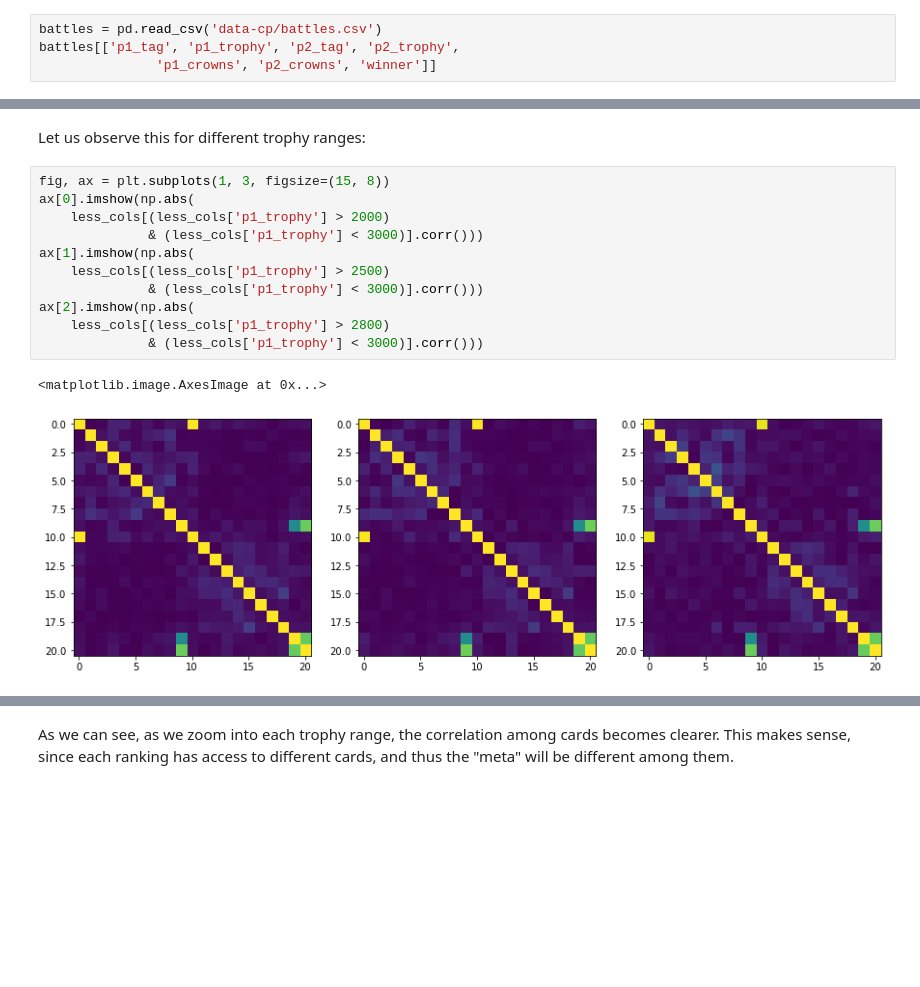
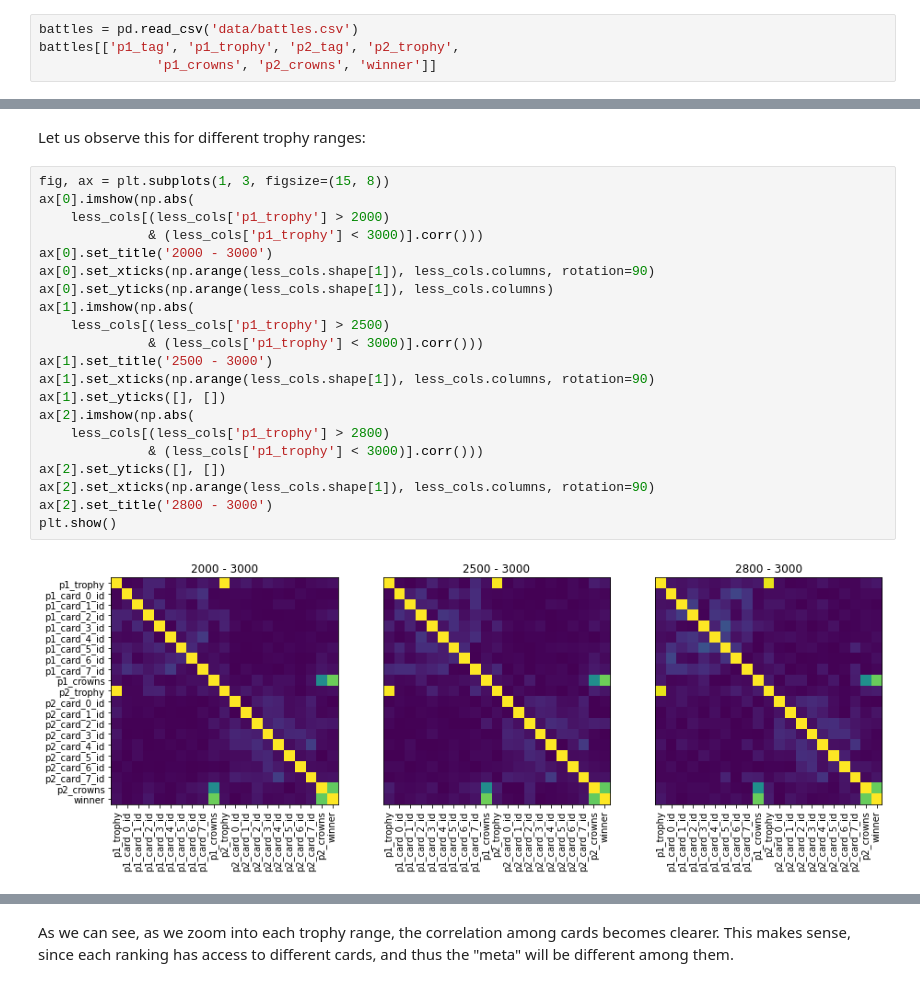
Before and after one commit to nhat-vo/clash-royale-ml, a Jupyter notebook: clashroyale.ipynb, the cells around one changed output, grey strips where cells are left out. Saved outputs shown, nothing was run; the diff lists cells and outputs as text; blank space fills up the shorter version.

```diff
--- a/clashroyale.ipynb
+++ b/clashroyale.ipynb
@@ -27,7 +27,7 @@ import os
 import json
 # import csv
 # %%
-battles = pd.read_csv('data-cp/battles.csv')
+battles = pd.read_csv('data/battles.csv')
 battles[['p1_tag', 'p1_trophy', 'p2_tag', 'p2_trophy',
                'p1_crowns', 'p2_crowns', 'winner']]
 # %% [output]
@@ -286,17 +286,26 @@ Let us observe this for different trophy ranges:
 # %%
 fig, ax = plt.subplots(1, 3, figsize=(15, 8))
 ax[0].imshow(np.abs(
     less_cols[(less_cols['p1_trophy'] > 2000)
               & (less_cols['p1_trophy'] < 3000)].corr()))
+ax[0].set_title('2000 - 3000')
+ax[0].set_xticks(np.arange(less_cols.shape[1]), less_cols.columns, rotation=90)
+ax[0].set_yticks(np.arange(less_cols.shape[1]), less_cols.columns)
 ax[1].imshow(np.abs(
     less_cols[(less_cols['p1_trophy'] > 2500)
               & (less_cols['p1_trophy'] < 3000)].corr()))
+ax[1].set_title('2500 - 3000')
+ax[1].set_xticks(np.arange(less_cols.shape[1]), less_cols.columns, rotation=90)
+ax[1].set_yticks([], [])
 ax[2].imshow(np.abs(
     less_cols[(less_cols['p1_trophy'] > 2800)
               & (less_cols['p1_trophy'] < 3000)].corr()))
+ax[2].set_yticks([], [])
+ax[2].set_xticks(np.arange(less_cols.shape[1]), less_cols.columns, rotation=90)
+ax[2].set_title('2800 - 3000')
+plt.show()
 # %% [output]
-<matplotlib.image.AxesImage at 0x...>
-[figure, old version]
+[figure, new version]
 # %%
 fig, ax = plt.subplots(1, 3, figsize=(15, 8))
 ax[0].imshow(np.abs(
```
Also changed, not shown: parts of 50 cells of this notebook, 4 other files.
